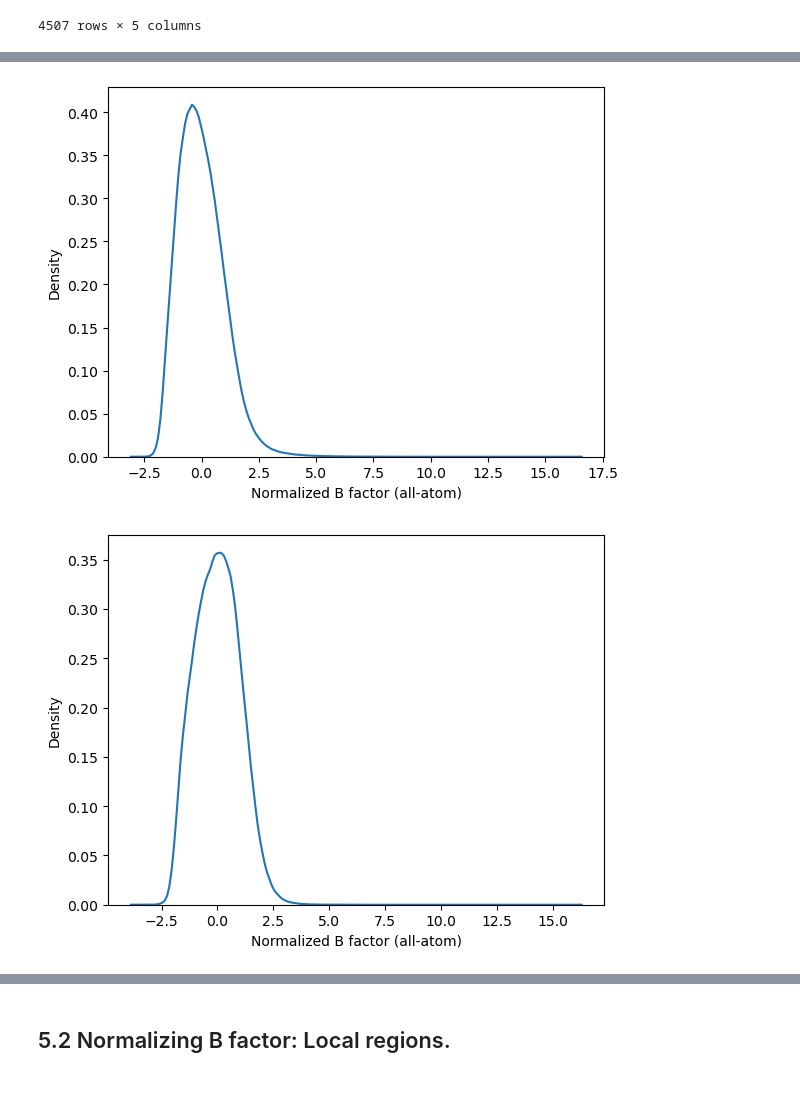
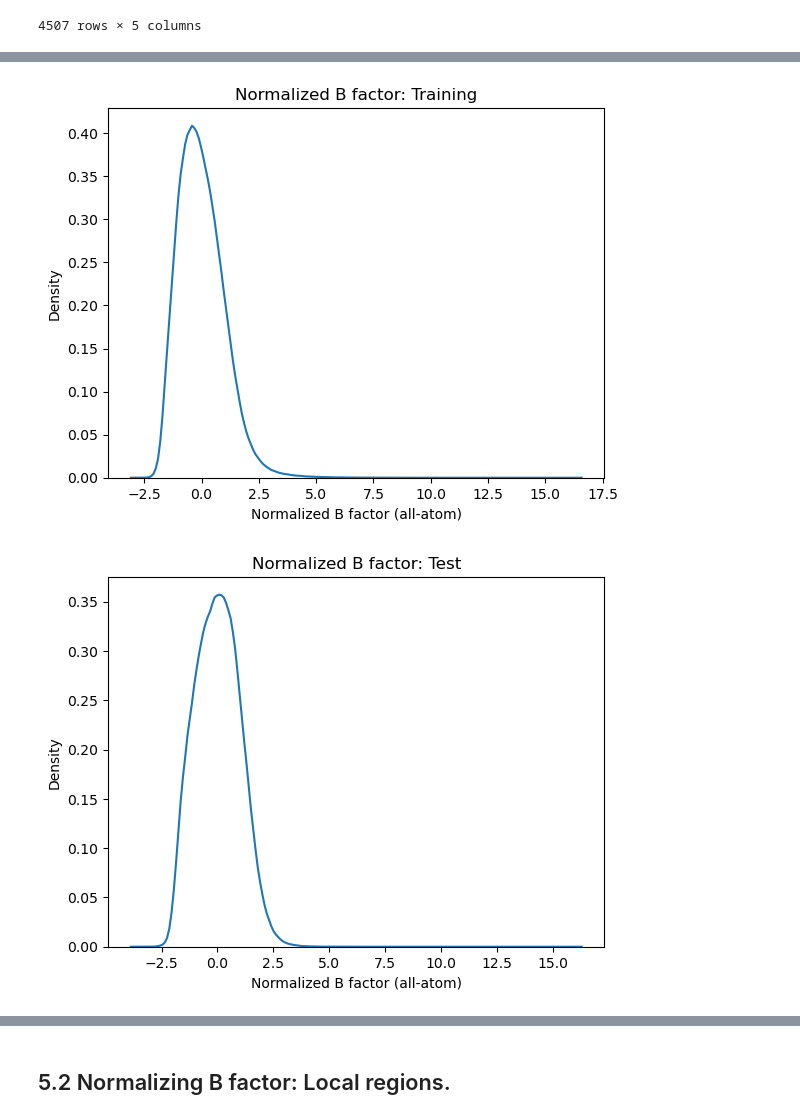
Before and after one commit to Wankowicz-Lab/water_knowledge, a Jupyter notebook: water_data_analysis/5_normalized_Bfactor.ipynb, the cells around one changed output, grey strips where cells are left out. Saved outputs shown, nothing was run; the diff lists cells and outputs as text; code cells hidden in the pictures; blank space fills up the shorter version.

```diff
--- a/water_data_analysis/5_normalized_Bfactor.ipynb
+++ b/water_data_analysis/5_normalized_Bfactor.ipynb
@@ -311,13 +289,14 @@ plt.hist(flat, bins=100)
 # %%
 # Normalized B-factors of all PDB. Training.
 x_label = 'Normalized B factor (all-atom)'
 flat = [a for structure in df_wat_train.norm_b_fac.values for a in structure]
 data = pd.DataFrame(flat, columns=[x_label])
 sns.kdeplot(data, x=x_label)
 # plt.legend()
+plt.title('Normalized B factor: Training')
 plt.savefig('figures/5_normB_All_train.png', dpi=200)
 # %% [output]
-[figure, old version]
+[figure, new version]
 # %%
 # Normalized B-factors of all PDB. Test.
 x_label = 'Normalized B factor (all-atom)'
@@ -325,9 +304,10 @@ flat = [a for structure in df_wat_test.norm_b_fac.values for a in structure]
 data = pd.DataFrame(flat, columns=[x_label])
 sns.kdeplot(data, x=x_label)
 # plt.legend()
+plt.title('Normalized B factor: Test')
 plt.savefig('figures/5_normB_All_test.png', dpi=200)
 # %% [output]
-[figure, old version]
+[figure, new version]
 # %%
 # Normalized B-factors of all PDB. BOTH.
 x_label = 'Normalized B factor (all-atom)'
```
Also changed, not shown: parts of 13 cells of this notebook, 1 other file.
